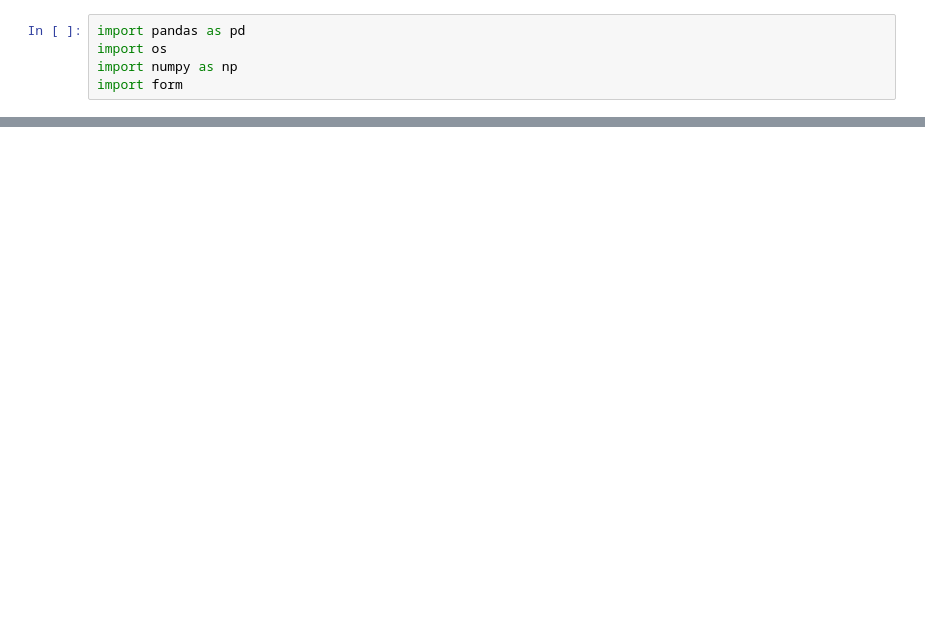
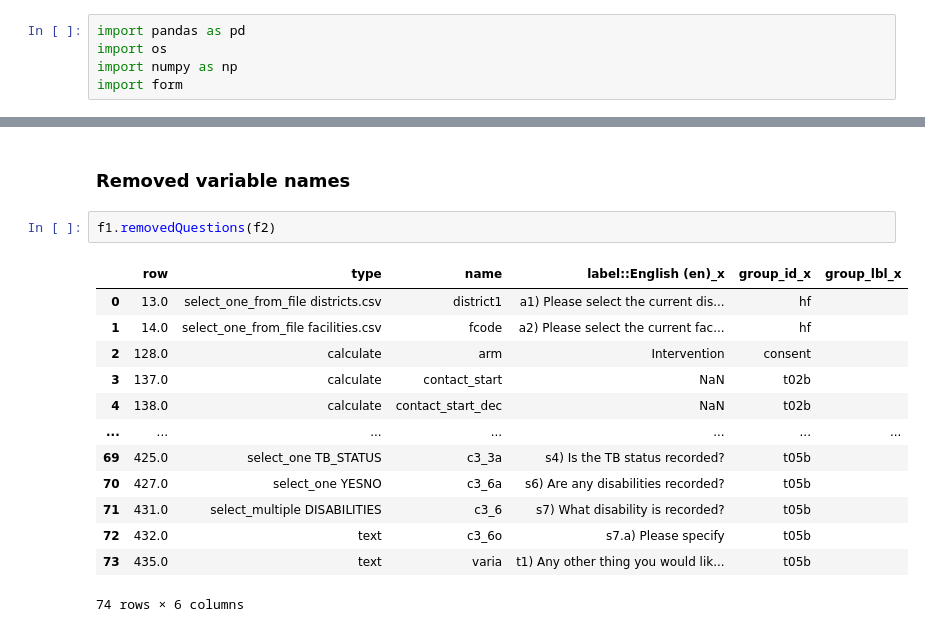
Before and after one commit to Research-IT-Swiss-TPH/dct-comparator, a Jupyter notebook: extract_info_from_xlsforms.ipynb, the cells around one changed output, grey strips where cells are left out. Cells and saved outputs as stored; diff of their text form; blank space fills up the shorter version.

```diff
--- a/extract_info_from_xlsforms.ipynb
+++ b/extract_info_from_xlsforms.ipynb
@@ -107,0 +87,18 @@ f1.removedQuestions(f2)
+# %% [markdown]
+### Removed variable names
+# %%
+f1.removedQuestions(f2)
+# %% [output]
+|  | row | type | name | label::English (en)_x | group_id_x | group_lbl_x |
+| 0 | 13.0 | select_one_from_file districts.csv | district1 | a1) Please select the current dis... | hf |  |
+| 1 | 14.0 | select_one_from_file facilities.csv | fcode | a2) Please select the current fac... | hf |  |
+| 2 | 128.0 | calculate | arm | Intervention | consent |  |
+| 3 | 137.0 | calculate | contact_start | NaN | t02b |  |
+| 4 | 138.0 | calculate | contact_start_dec | NaN | t02b |  |
+| ... | ... | ... | ... | ... | ... | ... |
+| 69 | 425.0 | select_one TB_STATUS | c3_3a | s4) Is the TB status recorded? | t05b |  |
+| 70 | 427.0 | select_one YESNO | c3_6a | s6) Are any disabilities recorded? | t05b |  |
+| 71 | 431.0 | select_multiple DISABILITIES | c3_6 | s7) What disability is recorded? | t05b |  |
+| 72 | 432.0 | text | c3_6o | s7.a) Please specify | t05b |  |
+| 73 | 435.0 | text | varia | t1) Any other thing you would lik... | t05b |  |
+74 rows × 6 columns
```
Also changed, not shown: parts of 37 cells of this notebook, 13 other files.
